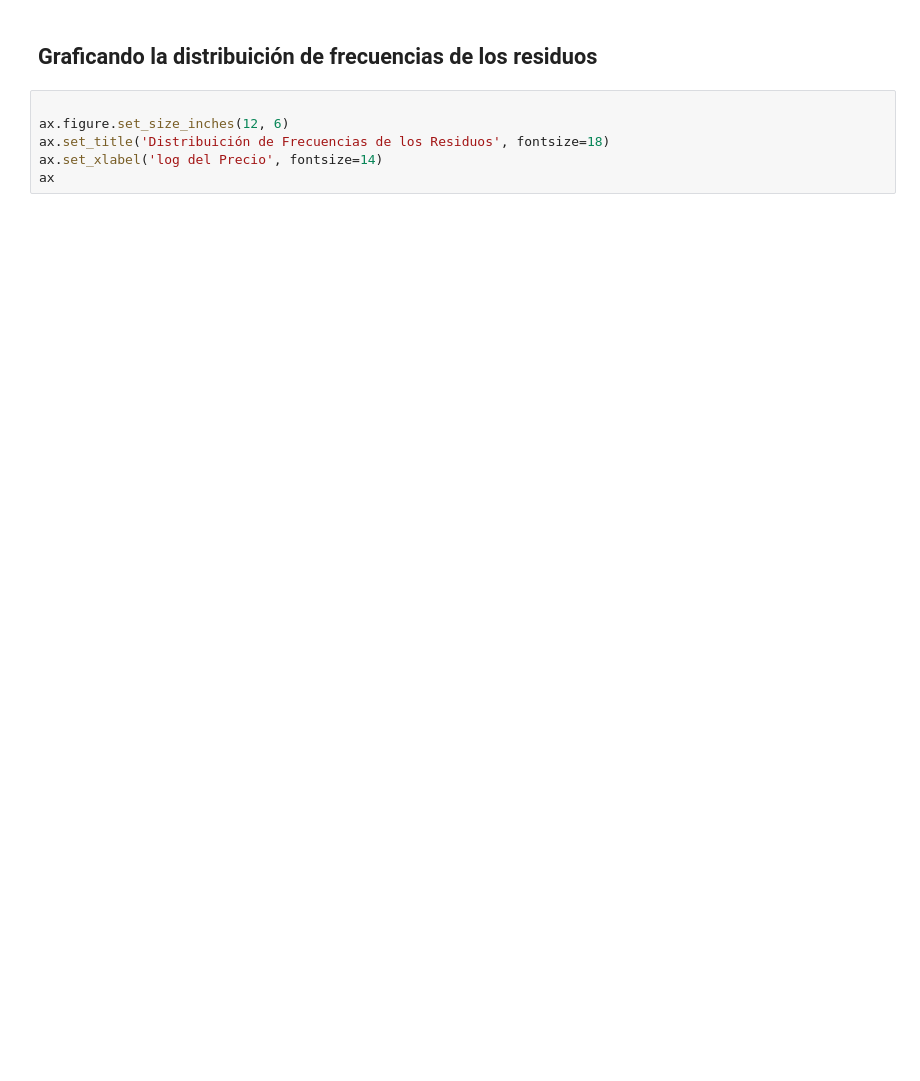
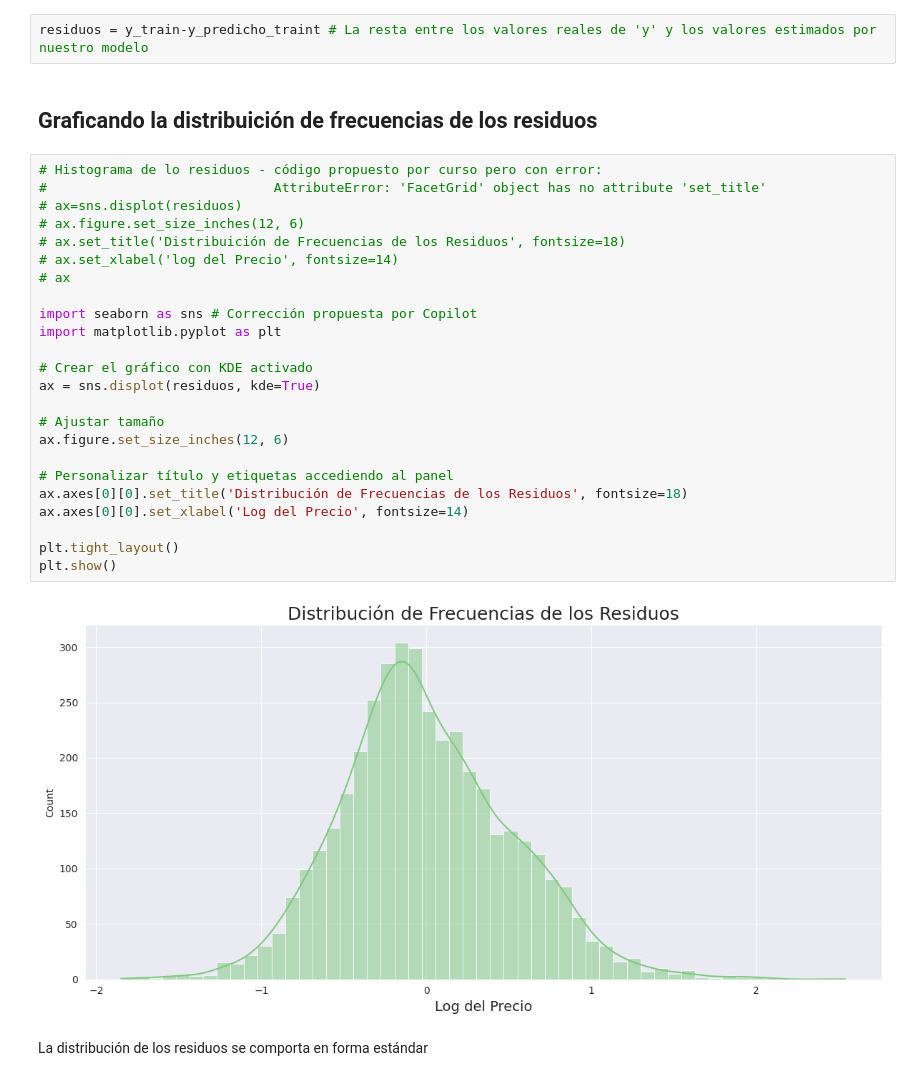
Before and after one commit to Maucho6340/1764-estadistica-con-python-probabilidad-y-muestreo, a Jupyter notebook: Regresión_Lineal_II_5.ipynb, the cells around one changed output. Drawn from its saved outputs; the diff is of its cells as text; blank space fills up the shorter version.

```diff
--- a/Regresión_Lineal_II_5.ipynb
+++ b/Regresión_Lineal_II_5.ipynb
@@ -535,8 +645,32 @@ ax
+# %%
+residuos = y_train-y_predicho_traint # La resta entre los valores reales de 'y' y los valores estimados por nuestro modelo
 # %% [markdown]
 ## Graficando la distribuición de frecuencias de los residuos
-# %%
-
-ax.figure.set_size_inches(12, 6)
-ax.set_title('Distribuición de Frecuencias de los Residuos', fontsize=18)
-ax.set_xlabel('log del Precio', fontsize=14)
-ax
+# %%
+# Histograma de lo residuos - código propuesto por curso pero con error:
+#                             AttributeError: 'FacetGrid' object has no attribute 'set_title'
+# ax=sns.displot(residuos)
+# ax.figure.set_size_inches(12, 6)
+# ax.set_title('Distribuición de Frecuencias de los Residuos', fontsize=18)
+# ax.set_xlabel('log del Precio', fontsize=14)
+# ax
+
+import seaborn as sns # Corrección propuesta por Copilot
+import matplotlib.pyplot as plt
+
+# Crear el gráfico con KDE activado
+ax = sns.displot(residuos, kde=True)
+
+# Ajustar tamaño
+ax.figure.set_size_inches(12, 6)
+
+# Personalizar título y etiquetas accediendo al panel
+ax.axes[0][0].set_title('Distribución de Frecuencias de los Residuos', fontsize=18)
+ax.axes[0][0].set_xlabel('Log del Precio', fontsize=14)
+
+plt.tight_layout()
+plt.show()
+# %% [output]
+[figure, added]
+# %% [markdown]
+La distribución de los residuos se comporta en forma estándar
```
Also changed, not shown: parts of 36 cells of this notebook.
